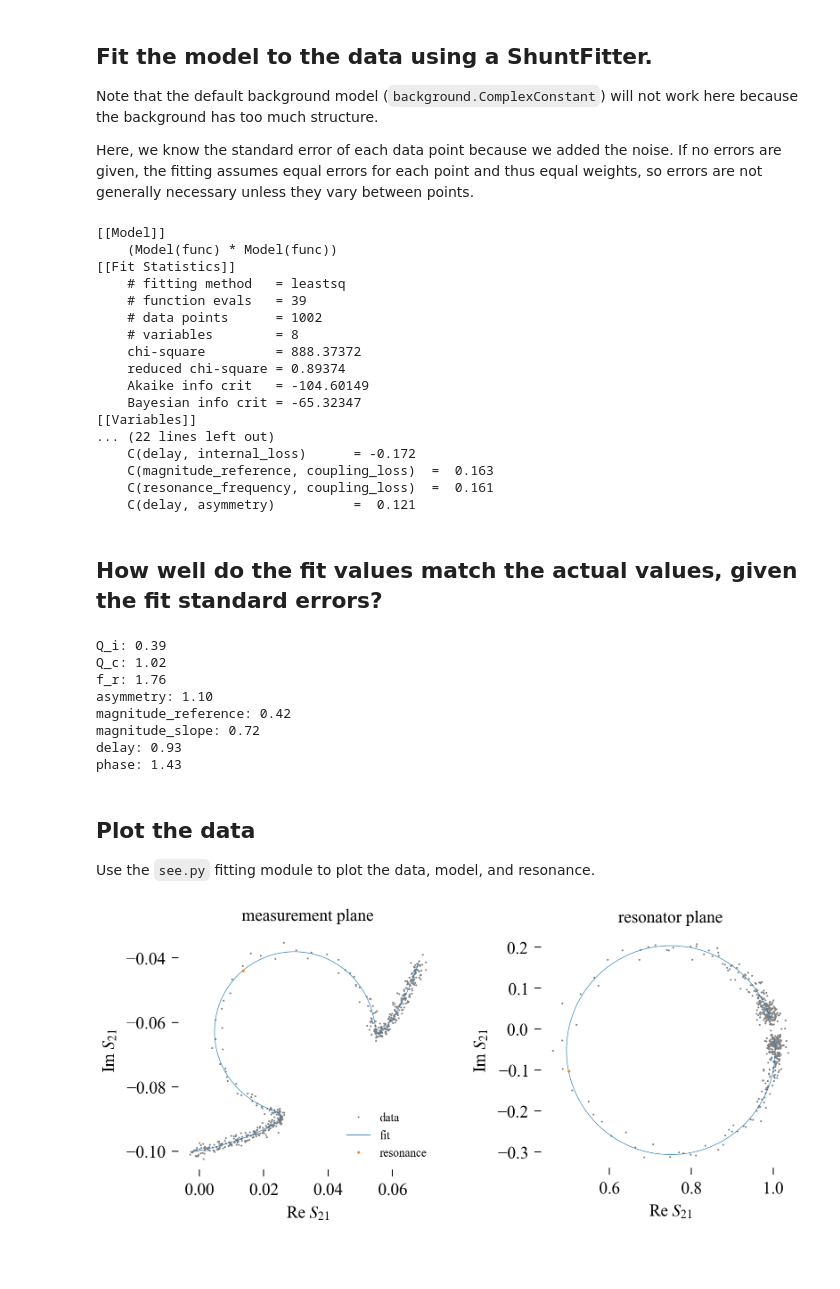
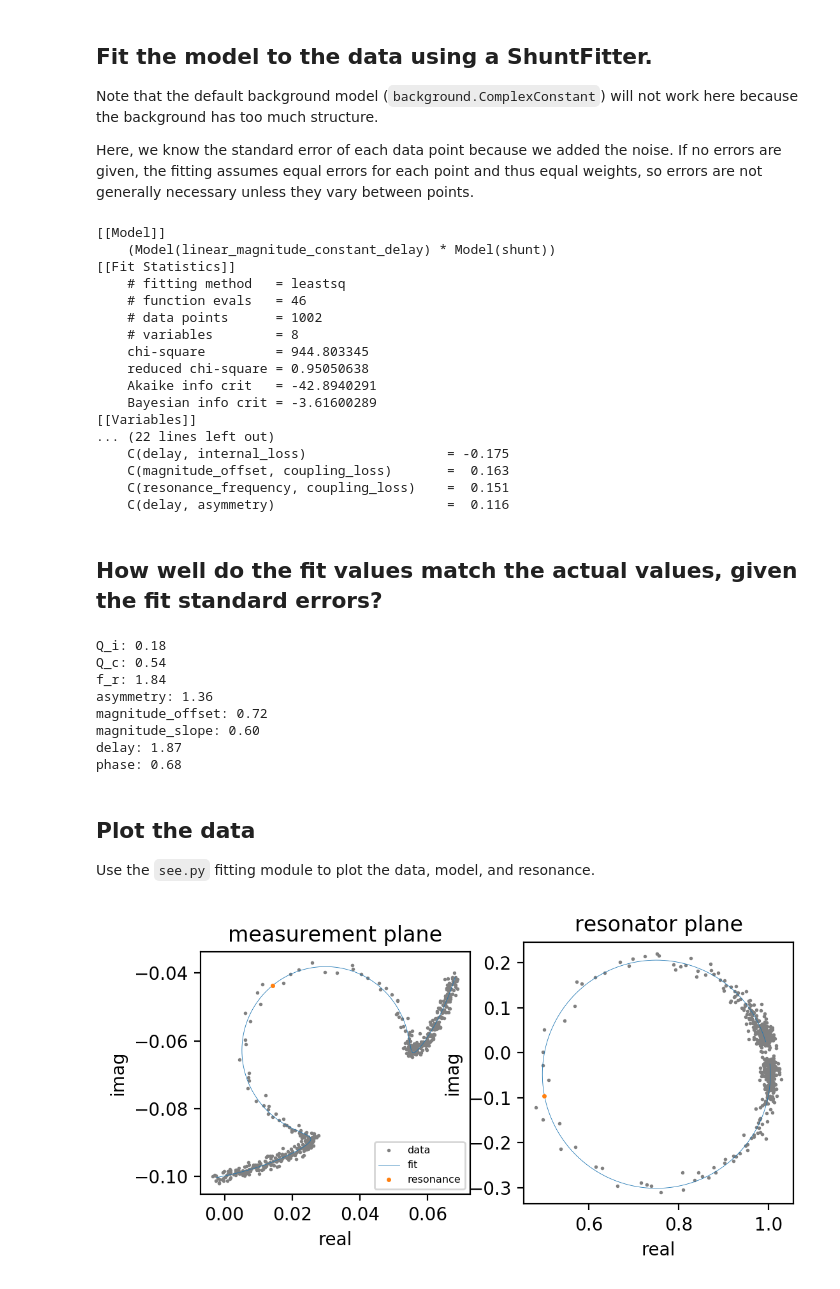
Before and after one commit to danielflanigan/resonator, a Jupyter notebook: examples/ShuntFitter.ipynb, the cells around one changed output. Saved outputs shown, nothing was run; the diff lists cells and outputs as text; code cells hidden in the pictures; blank space fills up the shorter version.

```diff
--- a/examples/ShuntFitter.ipynb
+++ b/examples/ShuntFitter.ipynb
@@ -13,7 +13,7 @@ Create data using the model plus gaussian noise. The model is the product of the
 # Background parameters
 background_model = background.LinearMagnitudeConstantDelay()
 magnitude_slope = -1e-8
-magnitude_reference = 0.1
+magnitude_offset = 0.1
 phase = -np.pi / 2
 delay = 80e-9  # frequency is in Hz, so this is in s
 
@@ -28,7 +28,7 @@ asymmetry = 0.2  # causes rotation and expansion of the resonance circle due to
 
 # Create the data by evaluating the model functions with the given parameters
 bg = background_model.func(frequency=f, frequency_reference=f.min(), phase=phase, delay=delay,
-                           magnitude_slope=magnitude_slope, magnitude_reference=magnitude_reference)
+                           magnitude_slope=magnitude_slope, magnitude_offset=magnitude_offset)
 fg = foreground_model.func(frequency=f, resonance_frequency=f_r, internal_loss=internal_loss, coupling_loss=coupling_loss,
                            asymmetry=asymmetry)
 
@@ -36,7 +36,7 @@ fg = foreground_model.func(frequency=f, resonance_frequency=f_r, internal_loss=i
 s21 = bg * fg
 
 # The measured data will include noise
-noise = 0.01 * magnitude_reference
+noise = 0.01 * magnitude_offset
 s21n = s21 + noise * (np.random.randn(s21.size) + 1j * np.random.randn(s21.size))
 # %%
 fig, ax = plt.subplots()
@@ -93,22 +93,22 @@ resonator = shunt.ShuntFitter(frequency=f, data=s21n, errors=(1 + 1j) * noise *
 print(resonator.result.fit_report())  # result is a lmfit.model.ModelResult object
 # %% [output]
 [[Model]]
-    (Model(func) * Model(func))
+    (Model(linear_magnitude_constant_delay) * Model(shunt))
 [[Fit Statistics]]
     # fitting method   = leastsq
-    # function evals   = 39
+    # function evals   = 46
     # data points      = 1002
     # variables        = 8
-    chi-square         = 888.37372
-    reduced chi-square = 0.89374
-    Akaike info crit   = -104.60149
-    Bayesian info crit = -65.32347
+    chi-square         = 944.803345
+    reduced chi-square = 0.95050638
+    Akaike info crit   = -42.8940291
+    Bayesian info crit = -3.61600289
 [[Variables]]
 ... (22 lines left out)
-    C(delay, internal_loss)      = -0.172
-    C(magnitude_reference, coupling_loss)  =  0.163
-    C(resonance_frequency, coupling_loss)  =  0.161
-    C(delay, asymmetry)          =  0.121
+    C(delay, internal_loss)                  = -0.175
+    C(magnitude_offset, coupling_loss)       =  0.163
+    C(resonance_frequency, coupling_loss)    =  0.151
+    C(delay, asymmetry)                      =  0.116
 # %% [markdown]
 ## How well do the fit values match the actual values, given the fit standard errors?
 # %%
@@ -116,34 +116,30 @@ print("Q_i: {:.2f}".format(abs(resonator.Q_i - 1 / internal_loss) / resonator.Q_
 print("Q_c: {:.2f}".format(abs(resonator.Q_c - 1 / coupling_loss) / resonator.Q_c_error))
 print("f_r: {:.2f}".format(abs(resonator.f_r - f_r) / resonator.f_r_error))
 print("asymmetry: {:.2f}".format(abs(resonator.asymmetry - asymmetry) / resonator.asymmetry_error))
-print("magnitude_reference: {:.2f}".format(abs(resonator.magnitude_reference - magnitude_reference) / resonator.magnitude_reference_error))
+print("magnitude_offset: {:.2f}".format(abs(resonator.magnitude_offset - magnitude_offset) / resonator.magnitude_offset_error))
 print("magnitude_slope: {:.2f}".format(abs(resonator.magnitude_slope - magnitude_slope) / resonator.magnitude_slope_error))
 print("delay: {:.2f}".format(abs(resonator.delay - delay) / resonator.delay_error))
 print("phase: {:.2f}".format(abs(resonator.phase - phase) / resonator.phase_error))
 # %% [output]
-Q_i: 0.39
-Q_c: 1.02
-f_r: 1.76
-asymmetry: 1.10
-magnitude_reference: 0.42
-magnitude_slope: 0.72
-delay: 0.93
-phase: 1.43
+Q_i: 0.18
+Q_c: 0.54
+f_r: 1.84
+asymmetry: 1.36
+magnitude_offset: 0.72
+magnitude_slope: 0.60
+delay: 1.87
+phase: 0.68
 # %% [markdown]
 ## Plot the data
 
 Use the `see.py` fitting module to plot the data, model, and resonance.
 # %%
-fig, (ax_raw, ax_norm) = plt.subplots(1, 2, figsize=(6, 3), dpi=300)
-ax_raw.set_xlabel('Re $S_{21}$')
-ax_raw.set_ylabel('Im $S_{21}$')
-ax_norm.set_xlabel('Re $S_{21}$')
-ax_norm.set_ylabel('Im $S_{21}$')
+fig, (ax_raw, ax_norm) = plt.subplots(1, 2, figsize=(6, 3), dpi=200)  # Adjust these for your system
 ax_raw.set_title('measurement plane')
 ax_norm.set_title('resonator plane')
 see.real_and_imaginary(resonator=resonator, axes=ax_raw, normalize=False)
 see.real_and_imaginary(resonator=resonator, axes=ax_norm, normalize=True)
 ax_raw.legend(handles=ax_raw.lines, labels=('data', 'fit', 'resonance'), fontsize='xx-small');
 # %% [output]
-[figure, old version]
+[figure, new version]
 # %%
```
Also changed, not shown: parts of 5 cells of this notebook, 11 other files.
